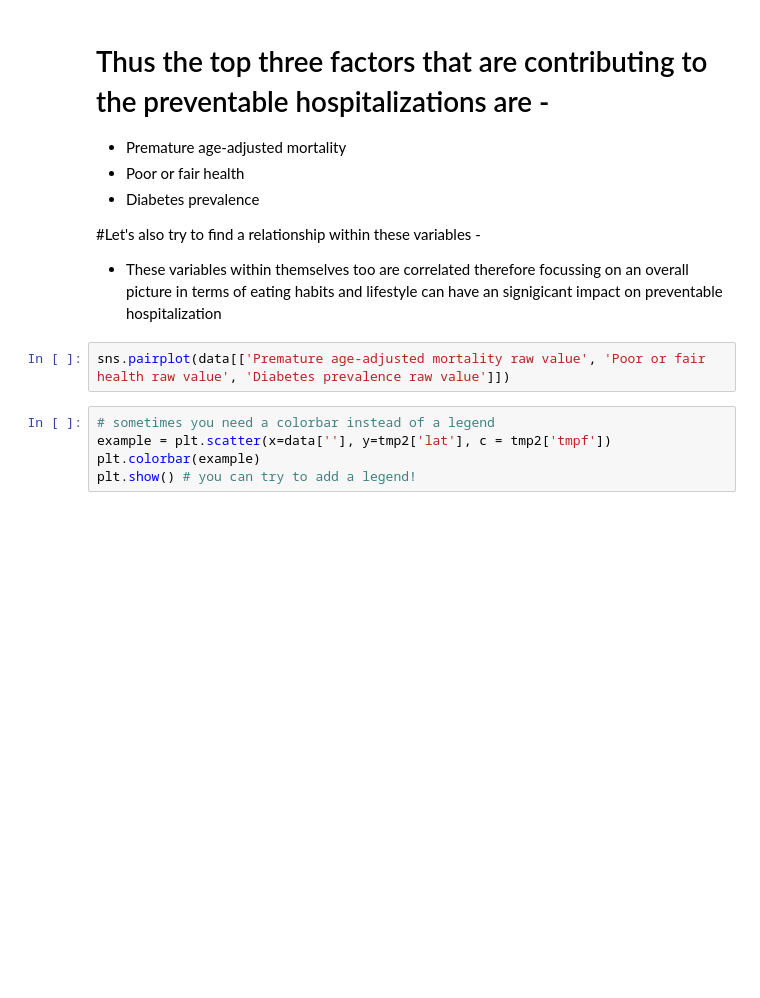
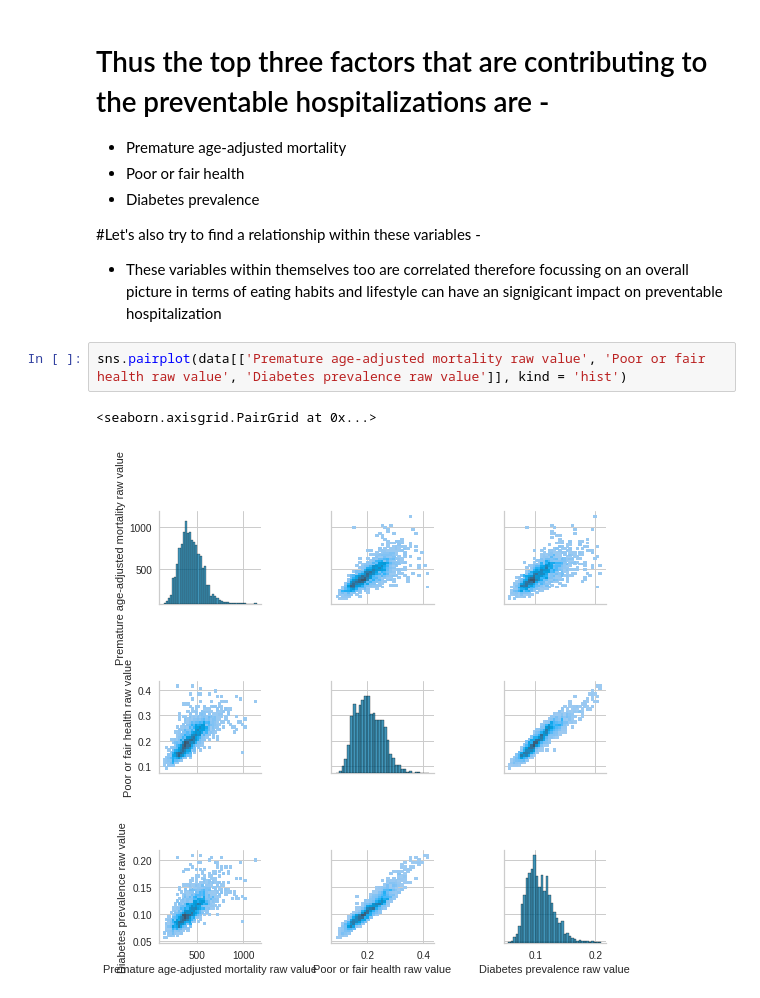
Before and after one commit to RishiVirpura/Team-6-repository, a Jupyter notebook: EDA_Team6.ipynb, the cells around one changed output. Cells and saved outputs as stored; diff of their text form; blank space fills up the shorter version.

```diff
--- a/EDA_Team6.ipynb
+++ b/EDA_Team6.ipynb
@@ -564,9 +648,7 @@ feat_importance.sort_values(by = 'coefficient', ascending = False)
 
 *   These variables within themselves too are correlated therefore focussing on an overall picture in terms of eating habits and lifestyle can have an signigicant impact on preventable hospitalization
 # %%
-sns.pairplot(data[['Premature age-adjusted mortality raw value', 'Poor or fair health raw value', 'Diabetes prevalence raw value']])
+sns.pairplot(data[['Premature age-adjusted mortality raw value', 'Poor or fair health raw value', 'Diabetes prevalence raw value']], kind = 'hist')
+# %% [output]
+<seaborn.axisgrid.PairGrid at 0x...>
+[figure, added]
-# %%
-# sometimes you need a colorbar instead of a legend
-example = plt.scatter(x=data[''], y=tmp2['lat'], c = tmp2['tmpf'])
-plt.colorbar(example)
-plt.show() # you can try to add a legend!
```
Also changed, not shown: parts of 21 cells of this notebook.
